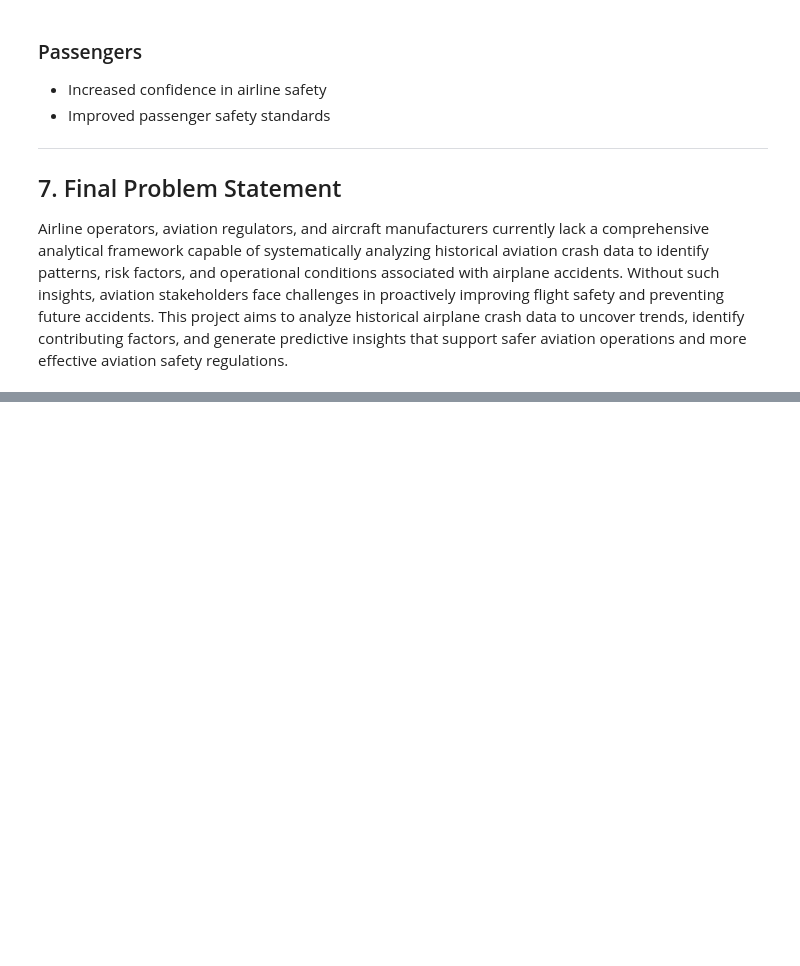
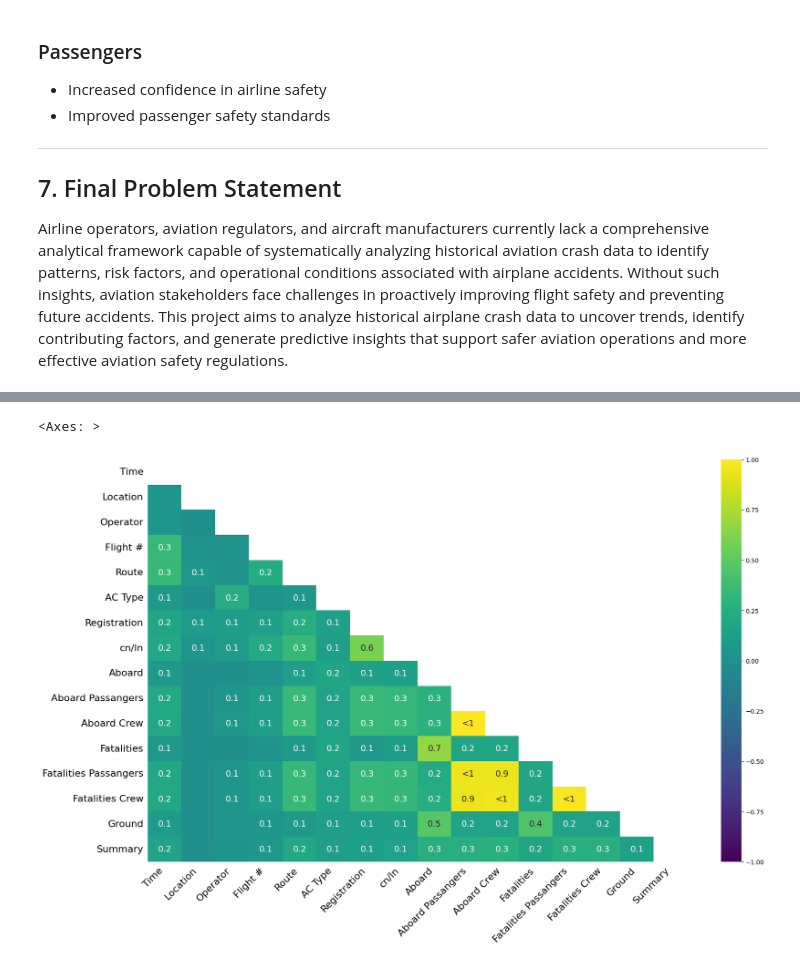
Before and after one commit to Angela-Mukulu-Mwanzia/Aviation-Fatality-Analysis-Project, a Jupyter notebook: Airline_Analysis_Updated.ipynb, the cells around one changed output, grey strips where cells are left out. Saved outputs shown, nothing was run; the diff lists cells and outputs as text; code cells hidden in the pictures; blank space fills up the shorter version.

```diff
--- a/Airline_Analysis_Updated.ipynb
+++ b/Airline_Analysis_Updated.ipynb
@@ -101,0 +222,5 @@ Airline operators, aviation regulators, and aircraft manufacturers currently lac
+# %%
+msno.heatmap(data, cmap='viridis')
+# %% [output]
+<Axes: >
+[figure, added]
```
Also changed, not shown: parts of 20 cells of this notebook.
